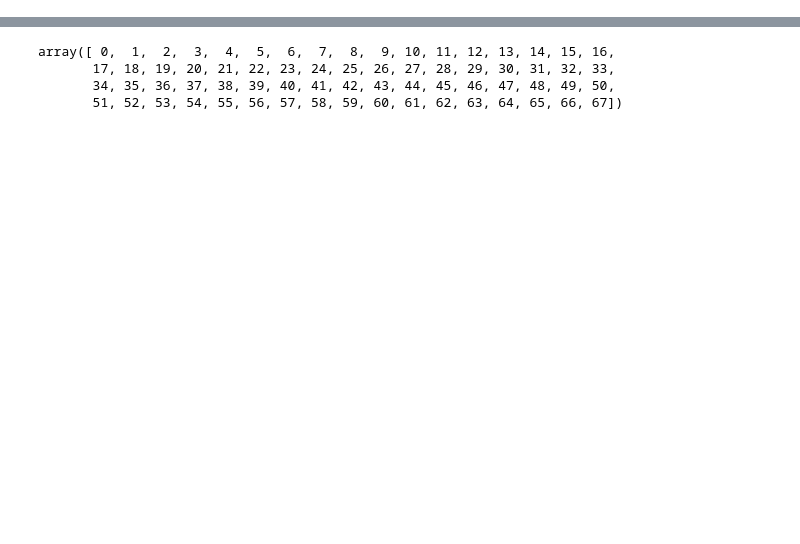
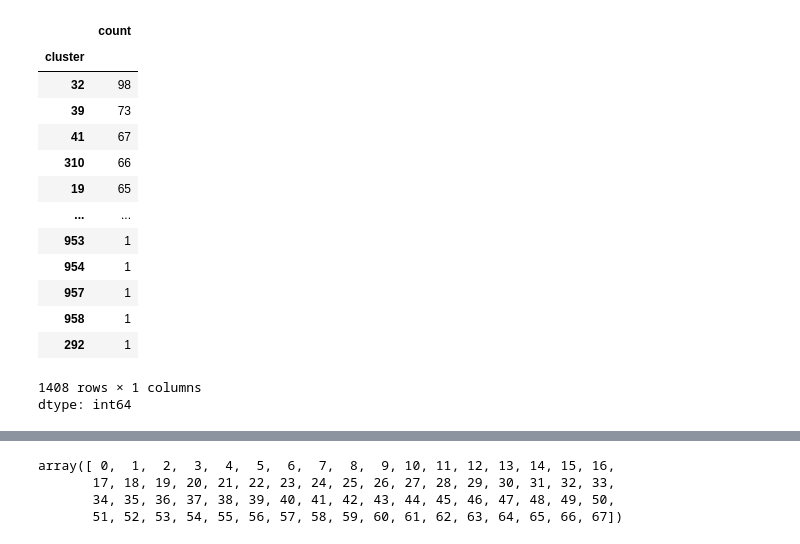
Before and after one commit to pritika2008/-newtonsCradle, a Jupyter notebook: New_York__House.ipynb, the cells around one changed output, grey strips where cells are left out. Saved outputs shown, nothing was run; the diff lists cells and outputs as text; code cells hidden in the pictures; blank space fills up the shorter version.

```diff
--- a/New_York__House.ipynb
+++ b/New_York__House.ipynb
@@ -60,5 +51,5 @@ plt.plot(np.arange(0, 50), np.array(clusters))'''
 # %%
-db = DBSCAN(eps = 0.001+s, min_samples = 1).fit(X)
+db = DBSCAN(eps = 0.005, min_samples = 1).fit(X)
 df['cluster'] = db.labels_
 df.head()
 # %% [output]
@@ -89,2 +79,35 @@ dtype: int64
+# %%
+annoyin_clusters = pd.DataFrame(columns=list(df.columns))
+valuesdf = df['cluster'].value_counts().to_frame().reset_index()
+valuesdf.columns = ['cluster', 'count']
+for x in range(len(df['cluster'].value_counts())):
+  if(valuesdf["count"][x] > 100):
+    cluster_rows = df[df['cluster'] == valuesdf["cluster"][x]]
+    annoyin_clusters = pd.concat([annoyin_clusters, cluster_rows])
+    df = df[df["cluster"] != valuesdf["cluster"][x]]
+
+X = annoyin_clusters[['LATITUDE', 'LONGITUDE']].to_numpy()
+db = DBSCAN(eps = 0.0013, min_samples = 1).fit(X)
+annoyin_clusters['cluster'] = db.labels_ + 300
+annoyin_clusters['cluster'].value_counts()
+
+df = pd.concat([annoyin_clusters, df])
+df["cluster"].value_counts()
+# %% [output]
+|  | count |
+| cluster |  |
+| 32 | 98 |
+| 39 | 73 |
+| 41 | 67 |
+| 310 | 66 |
+| 19 | 65 |
+| ... | ... |
+| 953 | 1 |
+| 954 | 1 |
+| 957 | 1 |
+| 958 | 1 |
+| 292 | 1 |
+1408 rows × 1 columns
+dtype: int64
 # %%
 kml = simplekml.Kml()
```
Also changed, not shown: parts of 4 cells of this notebook.
